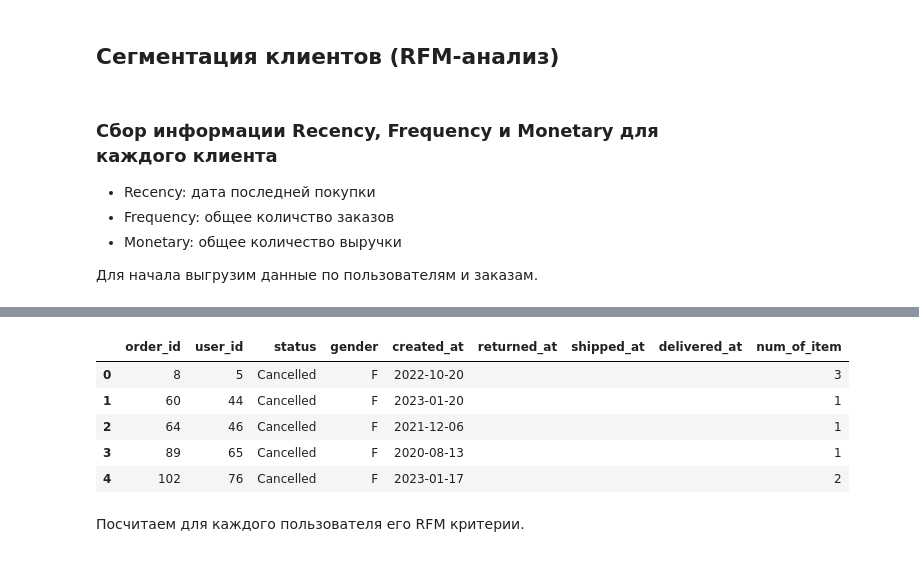
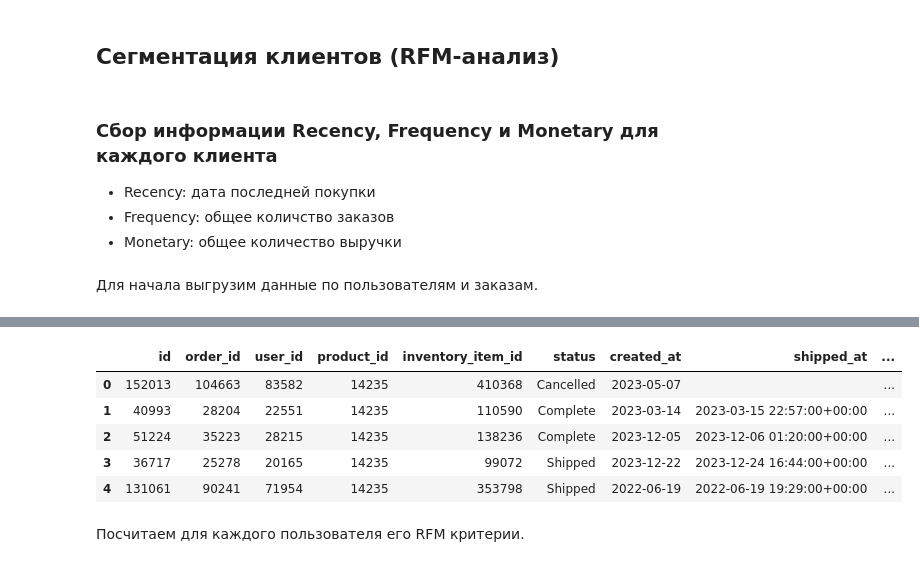
Before and after one commit to Felvr/theLook, a Jupyter notebook: part2.ipynb, the cells around one changed output, grey strips where cells are left out. Saved outputs shown, nothing was run; the diff lists cells and outputs as text; code cells hidden in the pictures.

```diff
--- a/part2.ipynb
+++ b/part2.ipynb
@@ -246,29 +250,29 @@ display(retention_rate)
 * Recency: дата последней покупки
 * Frequency: общее количство заказов
 * Monetary: общее количество выручки
-
-Для начала выгрузим данные по пользователям и заказам.
+# %% [markdown]
+Для начала выгрузим данные по пользователям и заказам.
 # %%
 cursor.execute('SELECT * FROM users')
 all_users = cursor.fetchall()
 users_df = pd.DataFrame(all_users)
-cursor.execute('SELECT * FROM orders')
+cursor.execute('SELECT * FROM order_items')
 all_orders = cursor.fetchall()
 orders_df = pd.DataFrame(all_orders)
 display(users_df.head())
 display(orders_df.head())
 # %% [output]
 |  | id | first_name | last_name | email | age | gender | state | street_address | postal_code | ... |
 | 0 | 457 | Timothy | Bush | timothybush@example.net | 65 | M | Acre | 87620 Johnson Hills | 69917-400 | ... |
 | 1 | 6578 | Elizabeth | Martinez | elizabethmartinez@example.com | 34 | F | Acre | 1705 Nielsen Land | 69917-400 | ... |
 | 2 | 36280 | Christopher | Mendoza | christophermendoza@example.net | 13 | M | Acre | 125 Turner Isle Apt. 264 | 69917-400 | ... |
 | 3 | 60193 | Jimmy | Conner | jimmyconner@example.com | 64 | M | Acre | 0966 Jose Branch Apt. 008 | 69917-400 | ... |
 | 4 | 64231 | Natasha | Wilson | natashawilson@example.net | 25 | F | Acre | 20798 Phillip Trail Apt. 392 | 69917-400 | ... |
-|  | order_id | user_id | status | gender | created_at | returned_at | shipped_at | delivered_at | num_of_item |
-| 0 | 8 | 5 | Cancelled | F | 2022-10-20 |  |  |  | 3 |
-| 1 | 60 | 44 | Cancelled | F | 2023-01-20 |  |  |  | 1 |
-| 2 | 64 | 46 | Cancelled | F | 2021-12-06 |  |  |  | 1 |
-| 3 | 89 | 65 | Cancelled | F | 2020-08-13 |  |  |  | 1 |
-| 4 | 102 | 76 | Cancelled | F | 2023-01-17 |  |  |  | 2 |
+|  | id | order_id | user_id | product_id | inventory_item_id | status | created_at | shipped_at | ... |
+| 0 | 152013 | 104663 | 83582 | 14235 | 410368 | Cancelled | 2023-05-07 |  | ... |
+| 1 | 40993 | 28204 | 22551 | 14235 | 110590 | Complete | 2023-03-14 | 2023-03-15 22:57:00+00:00 | ... |
+| 2 | 51224 | 35223 | 28215 | 14235 | 138236 | Complete | 2023-12-05 | 2023-12-06 01:20:00+00:00 | ... |
+| 3 | 36717 | 25278 | 20165 | 14235 | 99072 | Shipped | 2023-12-22 | 2023-12-24 16:44:00+00:00 | ... |
+| 4 | 131061 | 90241 | 71954 | 14235 | 353798 | Shipped | 2022-06-19 | 2022-06-19 19:29:00+00:00 | ... |
 # %% [markdown]
 Посчитаем для каждого пользователя его RFM критерии.
```
Also changed, not shown: parts of 6 cells of this notebook.
